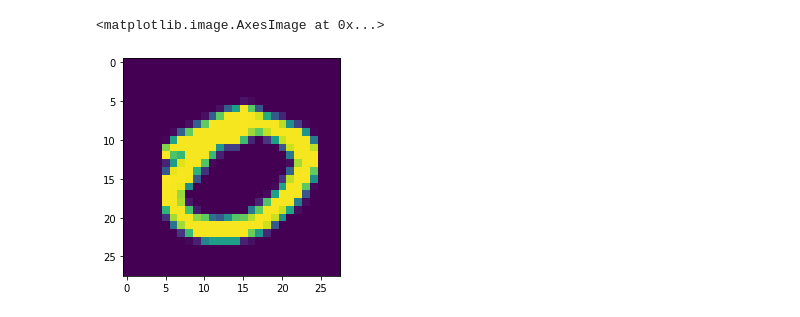
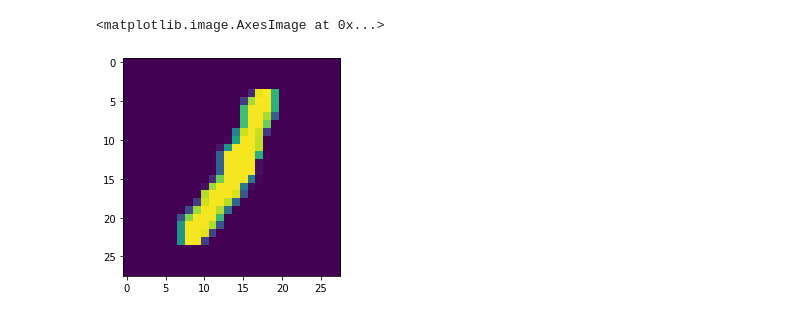
Before and after one commit to redwineyards/autoencoders, a Jupyter notebook: simple-autoencoders/conv_autoencoder.ipynb, the cells around one changed output. Drawn from its saved outputs; the diff is of its cells as text; code cells hidden in the pictures.

```diff
--- a/simple-autoencoders/conv_autoencoder.ipynb
+++ b/simple-autoencoders/conv_autoencoder.ipynb
@@ -119,10 +137,11 @@ model test loss on MNIST test set: 0.06910720467567444
 # %%
-tens1=training_set[114][0].reshape(-1,1,28,28)
+tens1=training_set[113][0].reshape(-1,1,28,28)
+#tens1=torch.rand(1,1,28,28)*0.1
 test1=np.squeeze(tens1.numpy())
 plt.imshow(test1)
 # %% [output]
 <matplotlib.image.AxesImage at 0x...>
-[figure, old version]
+[figure, new version]
 # %%
 with torch.no_grad():
   tens1_reconstr=model.forward(tens1.to(device))
```
Also changed, not shown: parts of 5 cells of this notebook.
